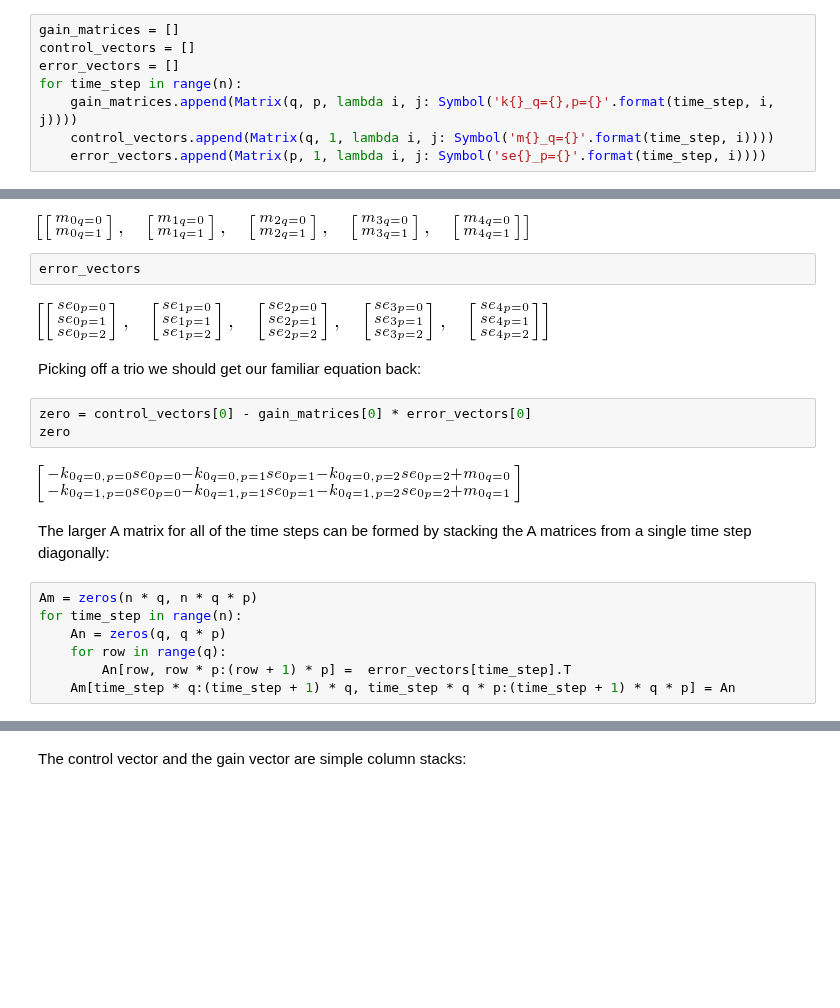
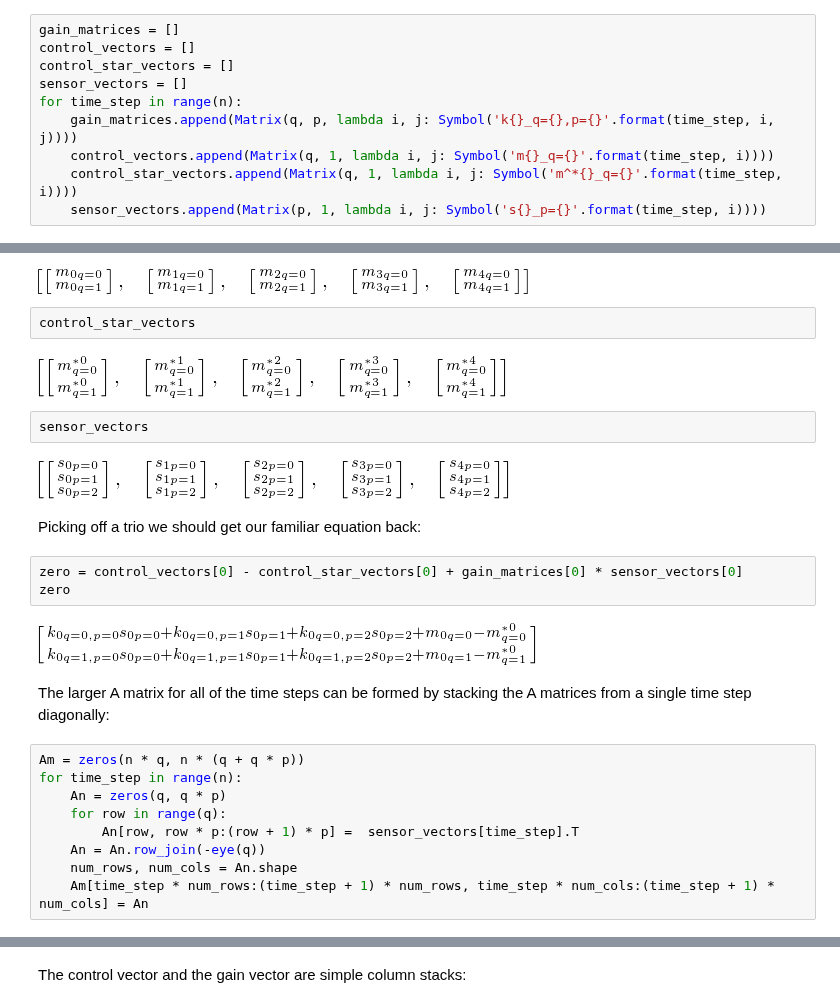
Before and after one commit to csu-hmc/gait-control-direct-id-paper, a Jupyter notebook: src/linear_system.ipynb, the cells around one changed output, grey strips where cells are left out. Saved outputs shown, nothing was run; the diff lists cells and outputs as text; blank space fills up the shorter version.

```diff
--- a/src/linear_system.ipynb
+++ b/src/linear_system.ipynb
@@ -66,11 +89,13 @@ Now for n timesteps we want to form the A matrix such that there are different g
 # %%
 gain_matrices = []
 control_vectors = []
-error_vectors = []
+control_star_vectors = []
+sensor_vectors = []
 for time_step in range(n):
     gain_matrices.append(Matrix(q, p, lambda i, j: Symbol('k{}_q={},p={}'.format(time_step, i, j))))
     control_vectors.append(Matrix(q, 1, lambda i, j: Symbol('m{}_q={}'.format(time_step, i))))
-    error_vectors.append(Matrix(p, 1, lambda i, j: Symbol('se{}_p={}'.format(time_step, i))))
+    control_star_vectors.append(Matrix(q, 1, lambda i, j: Symbol('m^*{}_q={}'.format(time_step, i))))
+    sensor_vectors.append(Matrix(p, 1, lambda i, j: Symbol('s{}_p={}'.format(time_step, i))))
 # %%
 gain_matrices
 # %% [output]
@@ -79,26 +104,32 @@ gain_matrices
 control_vectors
 # %% [output]
 [figure]
-# %%
-error_vectors
-# %% [output]
-[figure, removed]
+# %%
+control_star_vectors
+# %% [output]
+[figure, added]
+# %%
+sensor_vectors
+# %% [output]
+[figure, added]
 # %% [markdown]
 Picking off a trio we should get our familiar equation back:
 # %%
-zero = control_vectors[0] - gain_matrices[0] * error_vectors[0]
+zero = control_vectors[0] - control_star_vectors[0] + gain_matrices[0] * sensor_vectors[0]
 zero
 # %% [output]
-[figure, old version]
+[figure, new version]
 # %% [markdown]
 The larger A matrix for all of the time steps can be formed by stacking the A matrices from a single time step diagonally:
 # %%
-Am = zeros(n * q, n * q * p)
+Am = zeros(n * q, n * (q + q * p))
 for time_step in range(n):
     An = zeros(q, q * p)
     for row in range(q):
-        An[row, row * p:(row + 1) * p] =  error_vectors[time_step].T
-    Am[time_step * q:(time_step + 1) * q, time_step * q * p:(time_step + 1) * q * p] = An
+        An[row, row * p:(row + 1) * p] =  sensor_vectors[time_step].T
+    An = An.row_join(-eye(q))
+    num_rows, num_cols = An.shape
+    Am[time_step * num_rows:(time_step + 1) * num_rows, time_step * num_cols:(time_step + 1) * num_cols] = An
 # %%
 Am
 # %% [output]
```
Also changed, not shown: parts of 29 cells of this notebook.
